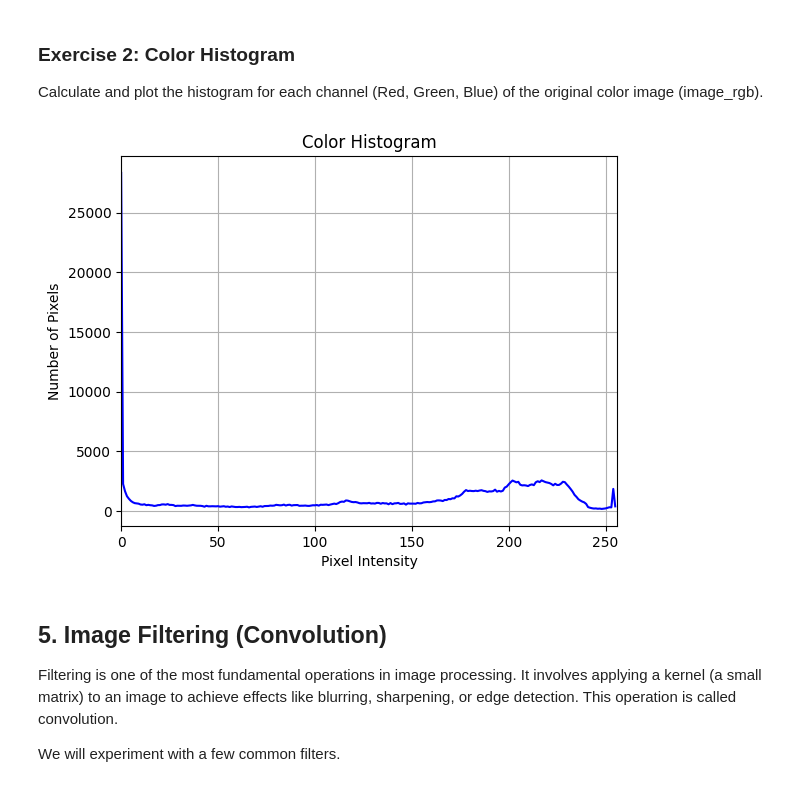
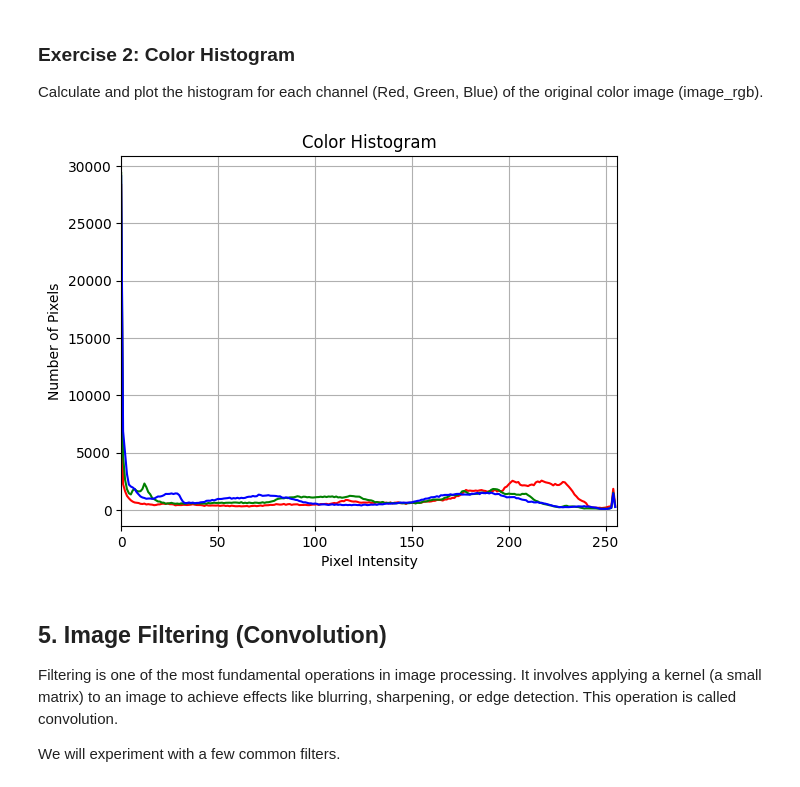
Before and after one commit to Raghadmoha/Image_processing, a Jupyter notebook: labs/lab-1a-image-processing/Lab_1A_Image_Processing1.ipynb, the cells around one changed output. Cells and saved outputs as stored; diff of their text form; code cells hidden in the pictures.

```diff
--- a/labs/lab-1a-image-processing/Lab_1A_Image_Processing1.ipynb
+++ b/labs/lab-1a-image-processing/Lab_1A_Image_Processing1.ipynb
@@ -137,29 +137,29 @@ Calculate and plot the histogram for each channel (Red, Green, Blue) of the orig
 # %%
 plt.figure()
 plt.title('Color Histogram')
 plt.xlabel('Pixel Intensity')
 plt.ylabel('Number of Pixels')
 
 colors = ('r', 'g', 'b')
 # The image_rgb has 3 channels. We need to loop through them.
 for i, color in enumerate(colors):
     # --- YOUR CODE HERE ---
     # 1. Calculate the histogram for the i-th channel of image_rgb
     # Hint: Use cv2.calcHist([image_rgb], [i], ...)
-    hist = cv2.calcHist([image_rgb], [0], None, [256], [0, 256])
+    hist = cv2.calcHist([image_rgb], [i], None, [256], [0, 256])
 
 
     # 2. Plot the histogram with the correct color
     # Hint: plt.plot(hist, color=color)
-plt.plot(hist, color=color)
+    plt.plot(hist, color=color)
 
     # --- END OF YOUR CODE ---
 
 plt.xlim([0, 256])
 plt.grid(True)
 plt.show()
 # %% [output]
-[figure, old version]
+[figure, new version]
 # %% [markdown]
 ## 5. Image Filtering (Convolution)
 
```
